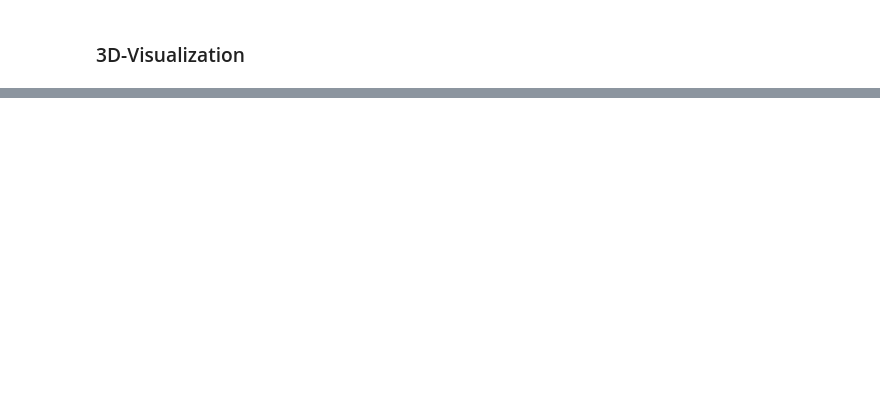
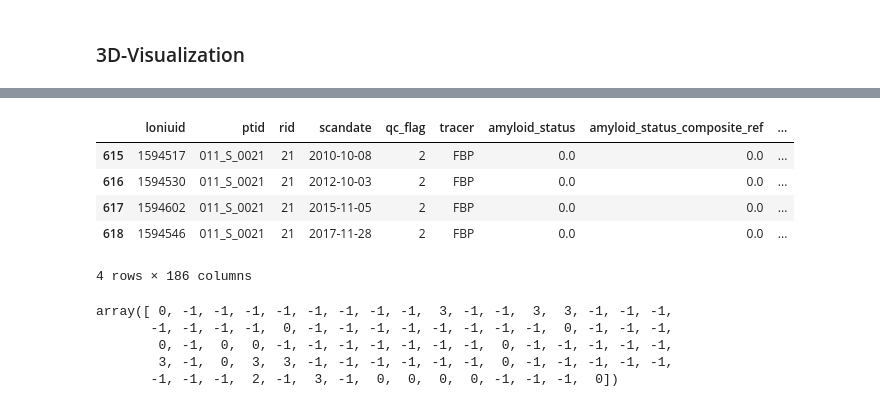
Before and after one commit to shakkyaNV/NetworkModels, a Jupyter notebook: Project1/A3/connectome_test.ipynb, the cells around one changed output, grey strips where cells are left out. Saved outputs shown, nothing was run; the diff lists cells and outputs as text; code cells hidden in the pictures; blank space fills up the shorter version.

```diff
--- a/Project1/A3/connectome_test.ipynb
+++ b/Project1/A3/connectome_test.ipynb
@@ -226,0 +367,26 @@ GraphML exported to: C:\Users\sranasin\PycharmProjects\NetworkModels\resources\s
+# %%
+importlib.reload(utils)
+df_path = "resources/TEST_NEW/structured_files_UCBERKELEY_AMY_6MM_29Oct2025/UCBERKELEY_AMY_6MM_29Oct2025_suvr.csv"
+df = utils.df_rename_to_fsnames(df_path)
+df = utils.safe_filter_df(df, True)
+df.sort_values(by = ['rid', 'scandate'], inplace = True)
+df = df.head(4)
+df, feature_cols = utils.activations_cortical_regions_df(df, True)
+activation_times, snapshots, state_values = utils.activation_times_of_patients_for_cortical_regions_df(df, feature_cols, True)
+# %%
+df
+# %% [output]
+|  | loniuid | ptid | rid | scandate | qc_flag | tracer | amyloid_status | amyloid_status_composite_ref | ... |
+| 615 | 1594517 | 011_S_0021 | 21 | 2010-10-08 | 2 | FBP | 0.0 | 0.0 | ... |
+| 616 | 1594530 | 011_S_0021 | 21 | 2012-10-03 | 2 | FBP | 0.0 | 0.0 | ... |
+| 617 | 1594602 | 011_S_0021 | 21 | 2015-11-05 | 2 | FBP | 0.0 | 0.0 | ... |
+| 618 | 1594546 | 011_S_0021 | 21 | 2017-11-28 | 2 | FBP | 0.0 | 0.0 | ... |
+4 rows × 186 columns
+# %%
+activation_times[767]
+# %% [output]
+array([ 0, -1, -1, -1, -1, -1, -1, -1, -1,  3, -1, -1,  3,  3, -1, -1, -1,
+       -1, -1, -1, -1,  0, -1, -1, -1, -1, -1, -1, -1, -1,  0, -1, -1, -1,
+        0, -1,  0,  0, -1, -1, -1, -1, -1, -1, -1,  0, -1, -1, -1, -1, -1,
+        3, -1,  0,  3,  3, -1, -1, -1, -1, -1, -1,  0, -1, -1, -1, -1, -1,
+       -1, -1, -1,  2, -1,  3, -1,  0,  0,  0,  0, -1, -1, -1,  0])
```
Also changed, not shown: parts of 68 cells of this notebook.
